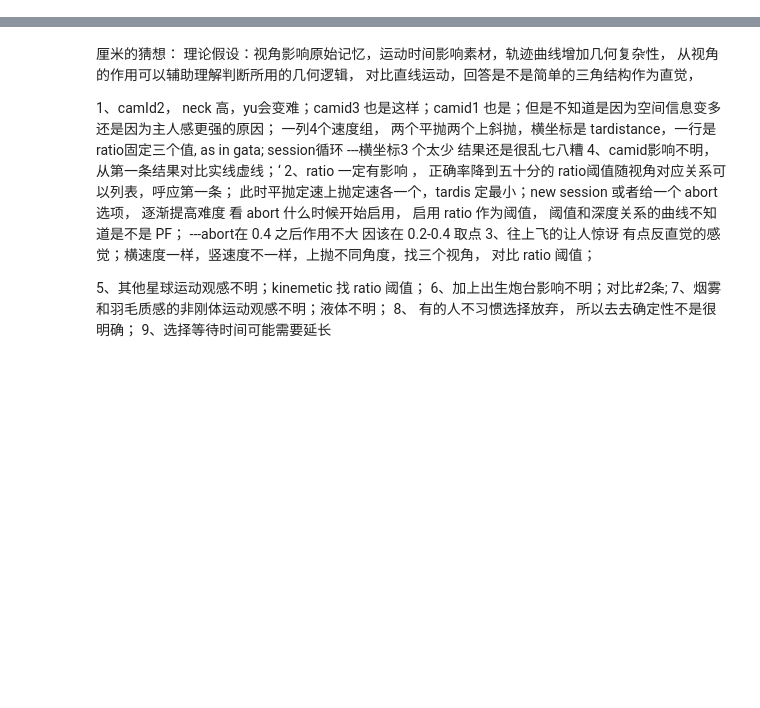
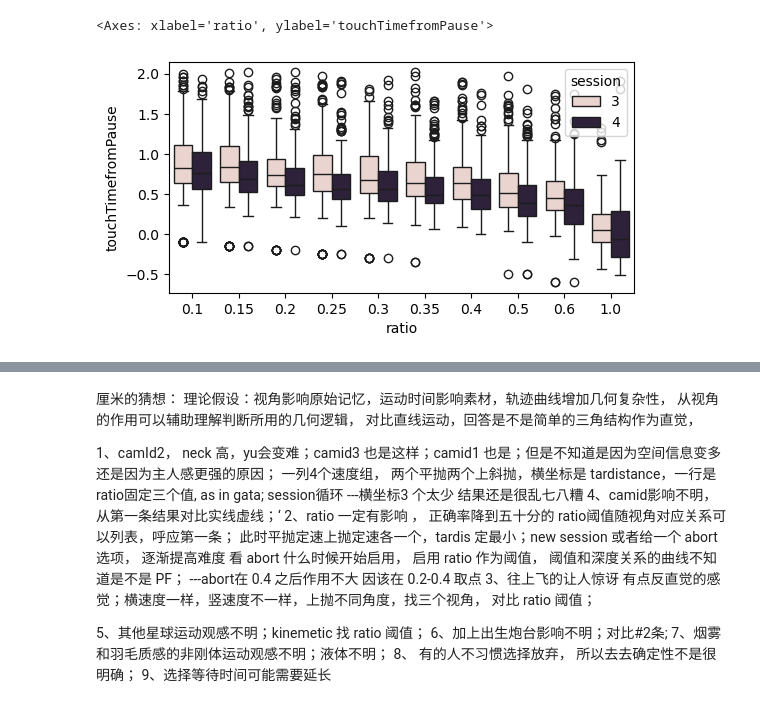
Before and after one commit to ZHTis/count, a Jupyter notebook: datajohn/datajohn.ipynb, the cells around one changed output, grey strips where cells are left out. Saved outputs shown, nothing was run; the diff lists cells and outputs as text; code cells hidden in the pictures; blank space fills up the shorter version.

```diff
--- a/datajohn/datajohn.ipynb
+++ b/datajohn/datajohn.ipynb
@@ -101,0 +103,7 @@ data
+# %%
+fig,ax = plt.subplots(figsize=(6,3))
+sns.boxplot(data=datagrouped,
+            x='ratio', y='touchTimefromPause', hue='session',ax=ax)
+# %% [output]
+<Axes: xlabel='ratio', ylabel='touchTimefromPause'>
+[figure, added]
```
Also changed, not shown: parts of 9 cells of this notebook, 2 other files.
